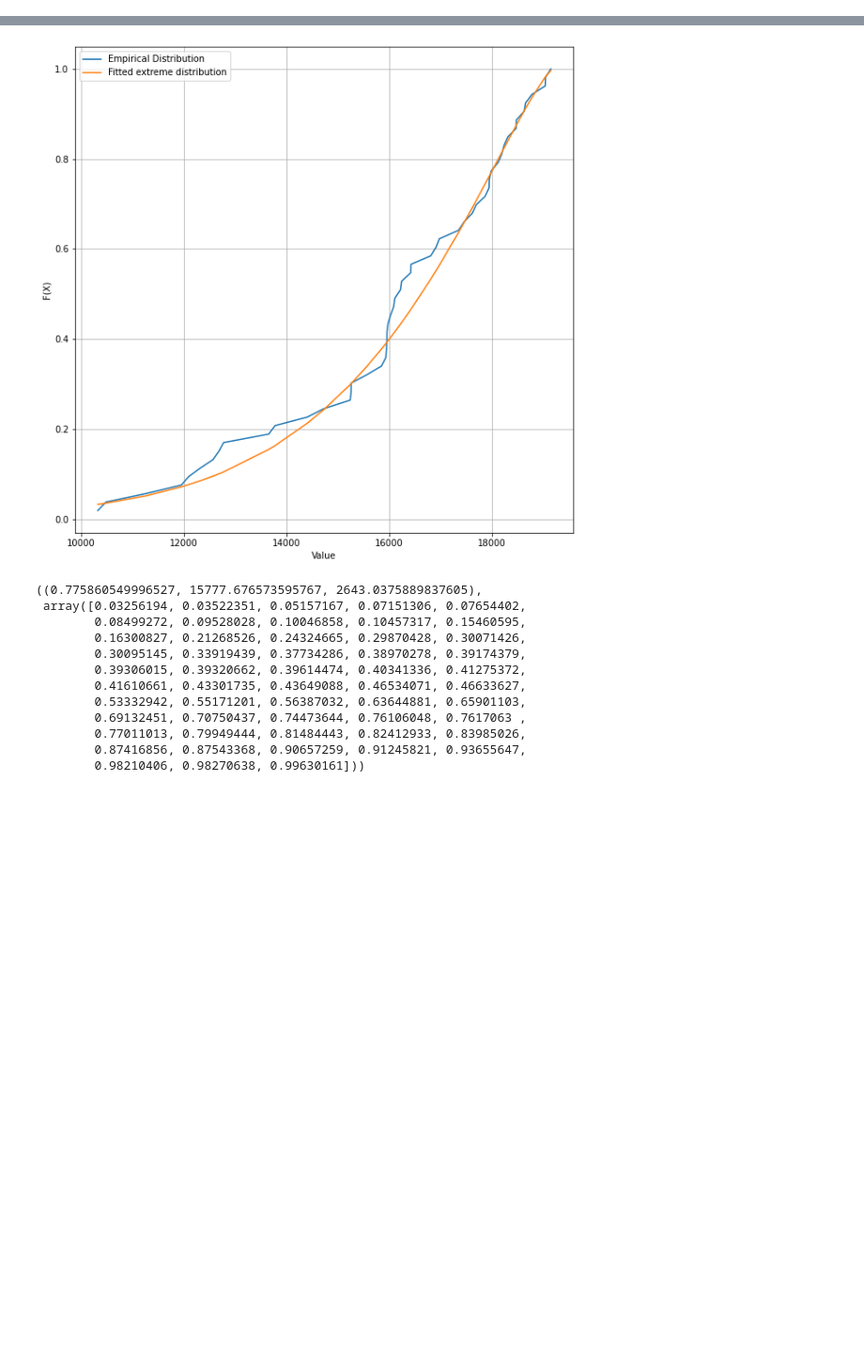
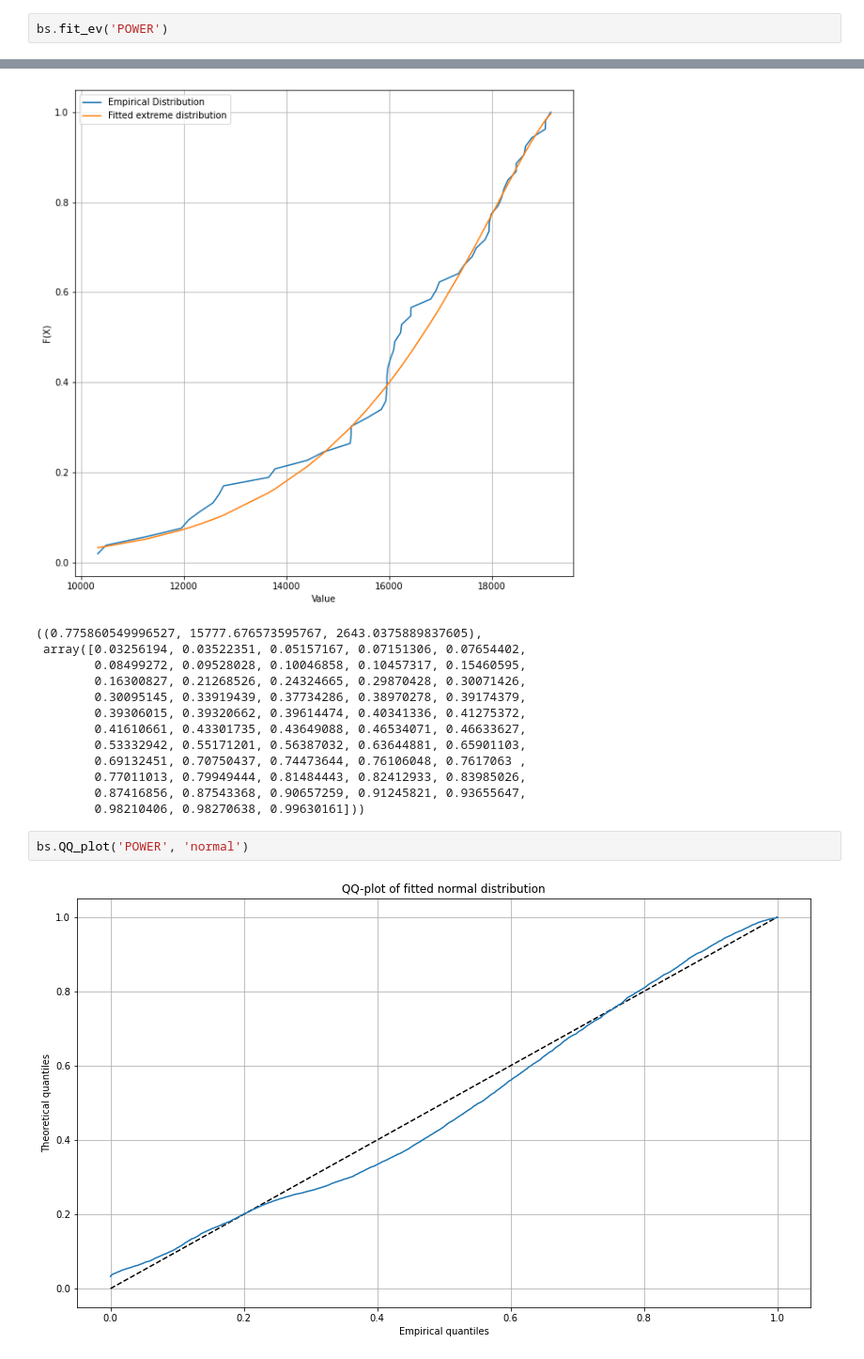
Before and after one commit to prob-design/bivariate, a Jupyter notebook: class_test.ipynb, the cells around one changed output, grey strips where cells are left out. Shown: that part at 94% size. Saved outputs shown, nothing was run; the diff lists cells and outputs as text; blank space fills up the shorter version.

```diff
--- a/class_test.ipynb
+++ b/class_test.ipynb
@@ -61,3 +61,5 @@ bs.hist_plot()
         <AxesSubplot:title={'center':'CLOUD_BROKEN'}, ylabel='Frequency'>],
        dtype=object))
 [figure]
+# %%
+bs.fit_ev('POWER')
@@ -97,3 +101,7 @@ bs.fit_ev(var='POWER')
         0.77011013, 0.79949444, 0.81484443, 0.82412933, 0.83985026,
         0.87416856, 0.87543368, 0.90657259, 0.91245821, 0.93655647,
         0.98210406, 0.98270638, 0.99630161]))
+# %%
+bs.QQ_plot('POWER', 'normal')
+# %% [output]
+[figure, added]
```
Also changed, not shown: parts of 1 cell of this notebook, 1 other file.
